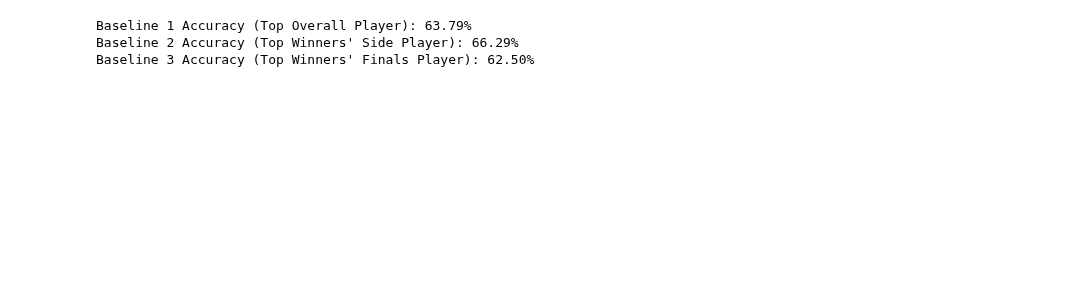
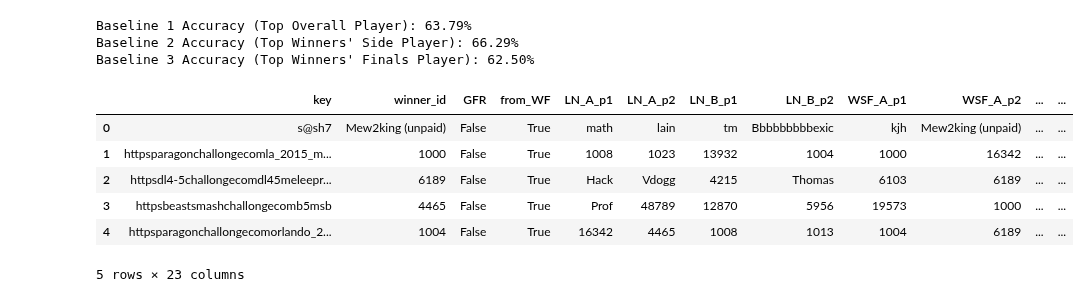
Before and after one commit to jjaw89/fall-2024-smash-melee-top-8-prediction, a Jupyter notebook: label_data/jaspar_label_6_tournament_winners_v2.ipynb, the cells around one changed output. Cells and saved outputs as stored; diff of their text form; code cells hidden in the pictures; blank space fills up the shorter version.

```diff
--- a/label_data/jaspar_label_6_tournament_winners_v2.ipynb
+++ b/label_data/jaspar_label_6_tournament_winners_v2.ipynb
@@ -410,3 +438,30 @@ print(f"Baseline 3 Accuracy (Top Winners' Finals Player): {baseline3_accuracy:.2
 Baseline 1 Accuracy (Top Overall Player): 63.79%
 Baseline 2 Accuracy (Top Winners' Side Player): 66.29%
 Baseline 3 Accuracy (Top Winners' Finals Player): 62.50%
+# %%
+# Ensure 'start' is datetime in tournament_info_df
+tournament_info_df['start'] = pd.to_datetime(tournament_info_df['start'], errors='coerce')
+
+# Merge 'result_df' with 'tournament_info_df' to get the 'start' date
+processed_df = result_df.copy()
+
+# Rename 'tournament_key' to 'key' in processed_df if necessary
+if 'tournament_key' in processed_df.columns:
+    processed_df = processed_df.rename(columns={'tournament_key': 'key'})
+
+# Merge on 'key' to get 'start' date
+processed_df = processed_df.merge(tournament_info_df[['key', 'start']], on='key', how='left')
+
+# Extract the year
+processed_df['year'] = processed_df['start'].dt.year
+
+# Display the first few rows
+processed_df.head()
+# %% [output]
+|  | key | winner_id | GFR | from_WF | LN_A_p1 | LN_A_p2 | LN_B_p1 | LN_B_p2 | WSF_A_p1 | WSF_A_p2 | ... | ... |
+| 0 | s@sh7 | Mew2king (unpaid) | False | True | math | lain | tm | Bbbbbbbbbexic | kjh | Mew2king (unpaid) | ... | ... |
+| 1 | httpsparagonchallongecomla_2015_m... | 1000 | False | True | 1008 | 1023 | 13932 | 1004 | 1000 | 16342 | ... | ... |
+| 2 | httpsdl4-5challongecomdl45meleepr... | 6189 | False | True | Hack | Vdogg | 4215 | Thomas | 6103 | 6189 | ... | ... |
+| 3 | httpsbeastsmashchallongecomb5msb | 4465 | False | True | Prof | 48789 | 12870 | 5956 | 19573 | 1000 | ... | ... |
+| 4 | httpsparagonchallongecomorlando_2... | 1004 | False | True | 16342 | 4465 | 1008 | 1013 | 1004 | 6189 | ... | ... |
+5 rows × 23 columns
```
Also changed, not shown: parts of 12 cells of this notebook.
